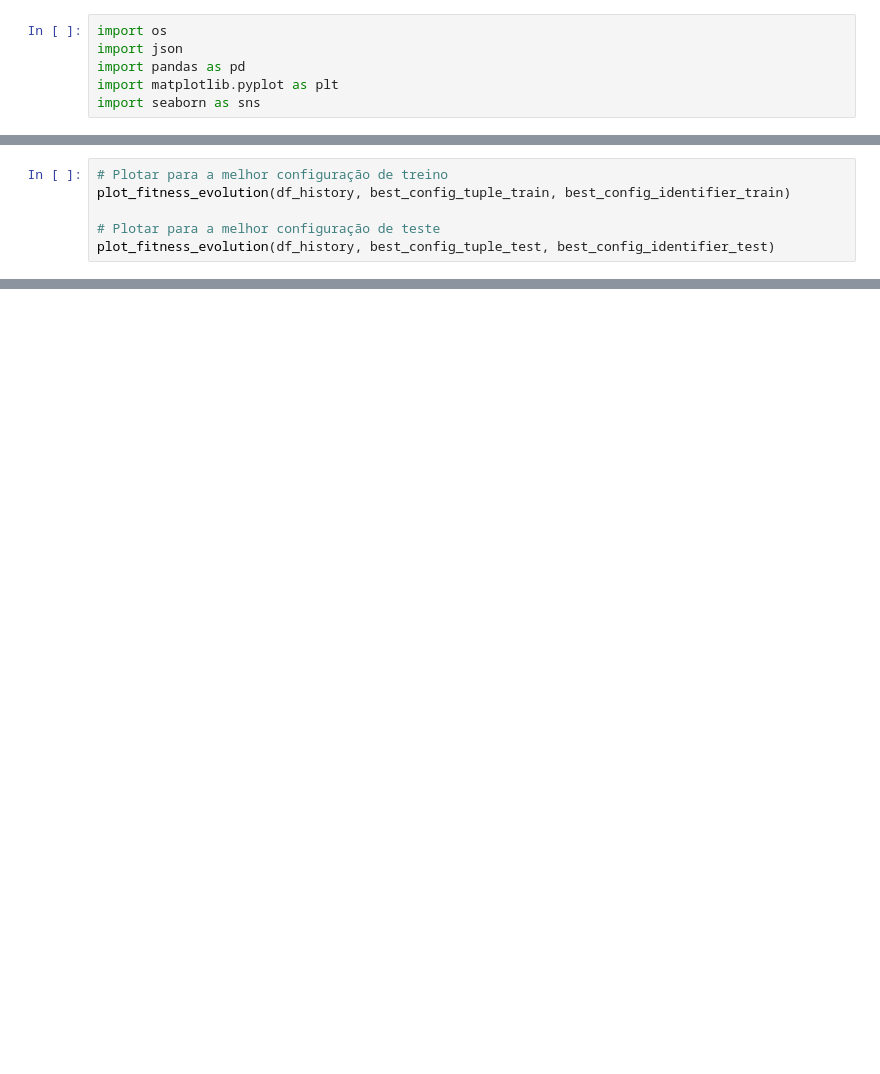
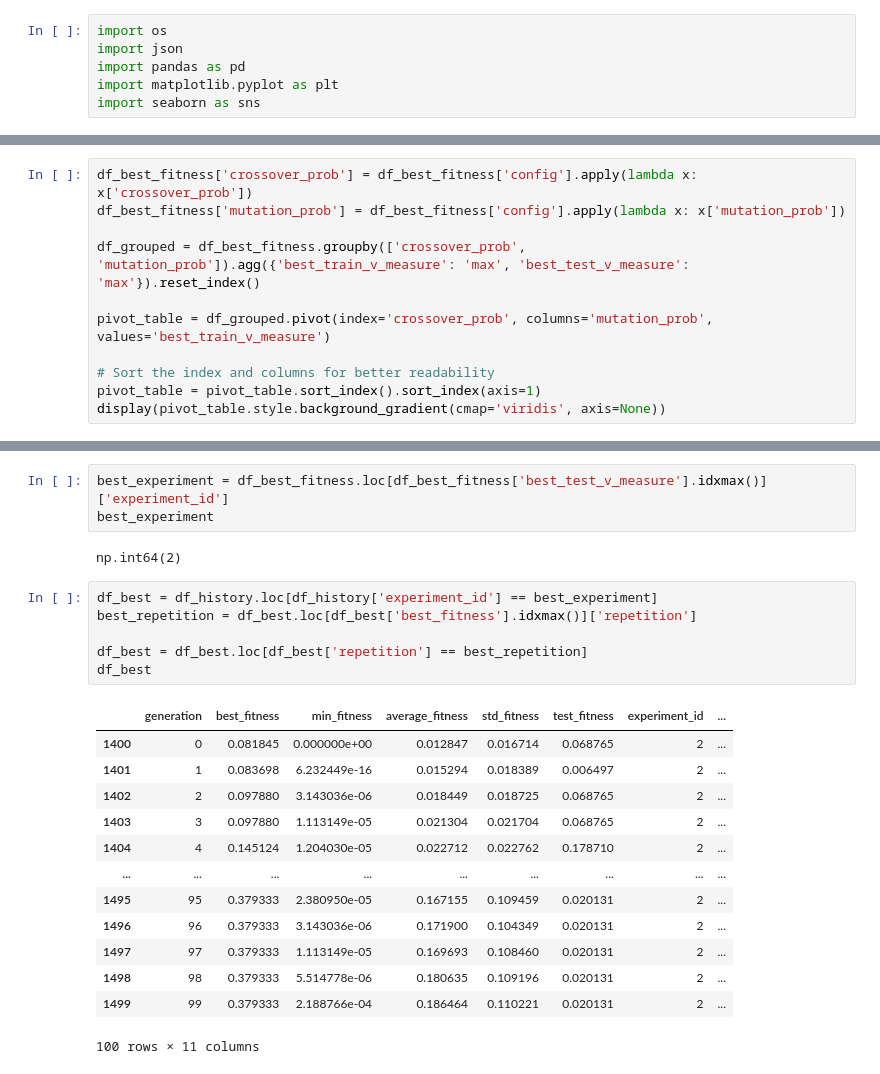
Before and after one commit to JoaoLucas23/TP1-CompNat, a Jupyter notebook: results.ipynb, the cells around one changed output, grey strips where cells are left out. Drawn from its saved outputs; the diff is of its cells as text; blank space fills up the shorter version.

```diff
--- a/results.ipynb
+++ b/results.ipynb
@@ -214,6 +233,0 @@ def plot_fitness_evolution(df_history, config_tuple, config_identifier):
-# %%
-# Plotar para a melhor configuração de treino
-plot_fitness_evolution(df_history, best_config_tuple_train, best_config_identifier_train)
-
-# Plotar para a melhor configuração de teste
-plot_fitness_evolution(df_history, best_config_tuple_test, best_config_identifier_test)
@@ -224,0 +244,11 @@ plot_fitness_evolution(df_history, best_config_tuple_test, best_config_identifie
+# %%
+df_best_fitness['crossover_prob'] = df_best_fitness['config'].apply(lambda x: x['crossover_prob'])
+df_best_fitness['mutation_prob'] = df_best_fitness['config'].apply(lambda x: x['mutation_prob'])
+
+df_grouped = df_best_fitness.groupby(['crossover_prob', 'mutation_prob']).agg({'best_train_v_measure': 'max', 'best_test_v_measure': 'max'}).reset_index()
+
+pivot_table = df_grouped.pivot(index='crossover_prob', columns='mutation_prob', values='best_train_v_measure')
+
+# Sort the index and columns for better readability
+pivot_table = pivot_table.sort_index().sort_index(axis=1)
+display(pivot_table.style.background_gradient(cmap='viridis', axis=None))
@@ -224,0 +274,25 @@ plot_fitness_evolution(df_history, best_config_tuple_test, best_config_identifie
+# %%
+best_experiment = df_best_fitness.loc[df_best_fitness['best_test_v_measure'].idxmax()]['experiment_id']
+best_experiment
+# %% [output]
+np.int64(2)
+# %%
+df_best = df_history.loc[df_history['experiment_id'] == best_experiment]
+best_repetition = df_best.loc[df_best['best_fitness'].idxmax()]['repetition']
+
+df_best = df_best.loc[df_best['repetition'] == best_repetition]
+df_best
+# %% [output]
+|  | generation | best_fitness | min_fitness | average_fitness | std_fitness | test_fitness | experiment_id | ... |
+| 1400 | 0 | 0.081845 | 0.000000e+00 | 0.012847 | 0.016714 | 0.068765 | 2 | ... |
+| 1401 | 1 | 0.083698 | 6.232449e-16 | 0.015294 | 0.018389 | 0.006497 | 2 | ... |
+| 1402 | 2 | 0.097880 | 3.143036e-06 | 0.018449 | 0.018725 | 0.068765 | 2 | ... |
+| 1403 | 3 | 0.097880 | 1.113149e-05 | 0.021304 | 0.021704 | 0.068765 | 2 | ... |
+| 1404 | 4 | 0.145124 | 1.204030e-05 | 0.022712 | 0.022762 | 0.178710 | 2 | ... |
+| ... | ... | ... | ... | ... | ... | ... | ... | ... |
+| 1495 | 95 | 0.379333 | 2.380950e-05 | 0.167155 | 0.109459 | 0.020131 | 2 | ... |
+| 1496 | 96 | 0.379333 | 3.143036e-06 | 0.171900 | 0.104349 | 0.020131 | 2 | ... |
+| 1497 | 97 | 0.379333 | 1.113149e-05 | 0.169693 | 0.108460 | 0.020131 | 2 | ... |
+| 1498 | 98 | 0.379333 | 5.514778e-06 | 0.180635 | 0.109196 | 0.020131 | 2 | ... |
+| 1499 | 99 | 0.379333 | 2.188766e-04 | 0.186464 | 0.110221 | 0.020131 | 2 | ... |
+100 rows × 11 columns
```
Also changed, not shown: parts of 24 cells of this notebook, 22 other files.
